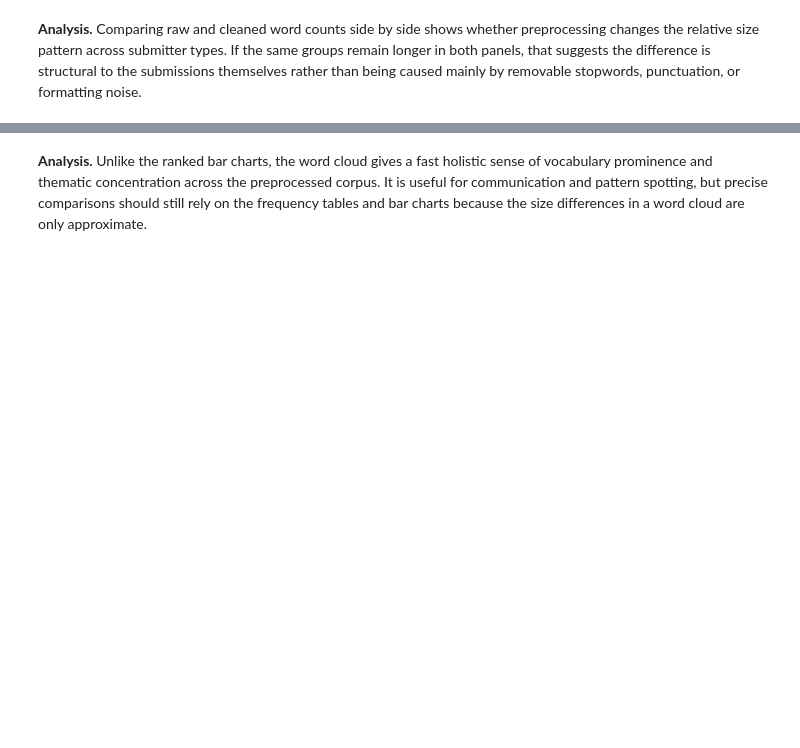
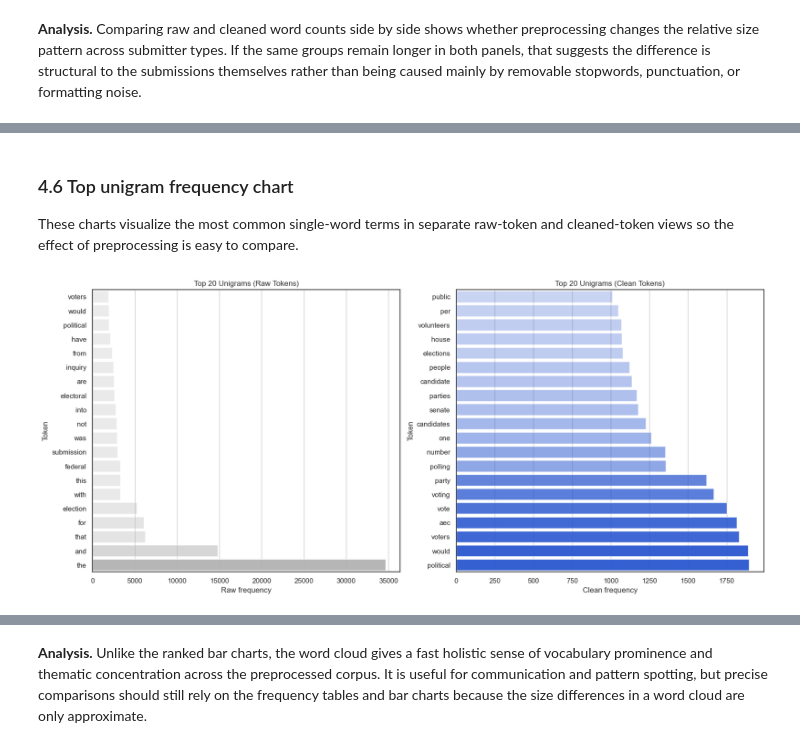
Before and after one commit to Sebas102507/nlp-parliamentary-inquiry-text-mining, a Jupyter notebook: Parliamentary_Inquiry_Text_Mining_Report.ipynb, the cells around one changed output, grey strips where cells are left out. Cells and saved outputs as stored; diff of their text form; code cells hidden in the pictures; blank space fills up the shorter version.

```diff
--- a/Parliamentary_Inquiry_Text_Mining_Report.ipynb
+++ b/Parliamentary_Inquiry_Text_Mining_Report.ipynb
@@ -1378,0 +1397,34 @@ visuals.wordcloud(
+# %% [markdown]
+### 4.6 Top unigram frequency chart
+
+These charts visualize the most common single-word terms in separate raw-token and cleaned-token views so the effect of preprocessing is easy to compare.
+# %%
+# 4.6 Visual: top unigrams
+
+fig, axes = plt.subplots(nrows=1, ncols=2, figsize=(16, 7), constrained_layout=True)
+
+visuals.bar(
+    data=top_raw_unigrams.sort_values("count", ascending=True),
+    x="count",
+    y="term",
+    color=UTS_PALETTE["mid_grey"],
+    title="Top 20 Unigrams (Raw Tokens)",
+    xlabel="Raw frequency",
+    ylabel="Token",
+    ax=axes[0],
+)
+
+visuals.bar(
+    data=top_clean_unigrams.sort_values("count", ascending=True),
+    x="count",
+    y="term",
+    color=UTS_PALETTE["blue"],
+    title="Top 20 Unigrams (Clean Tokens)",
+    xlabel="Clean frequency",
+    ylabel="Token",
+    ax=axes[1],
+)
+
+plt.show()
+# %% [output]
+[figure, added]
```
Also changed, not shown: parts of 70 cells of this notebook, 1 other file.
